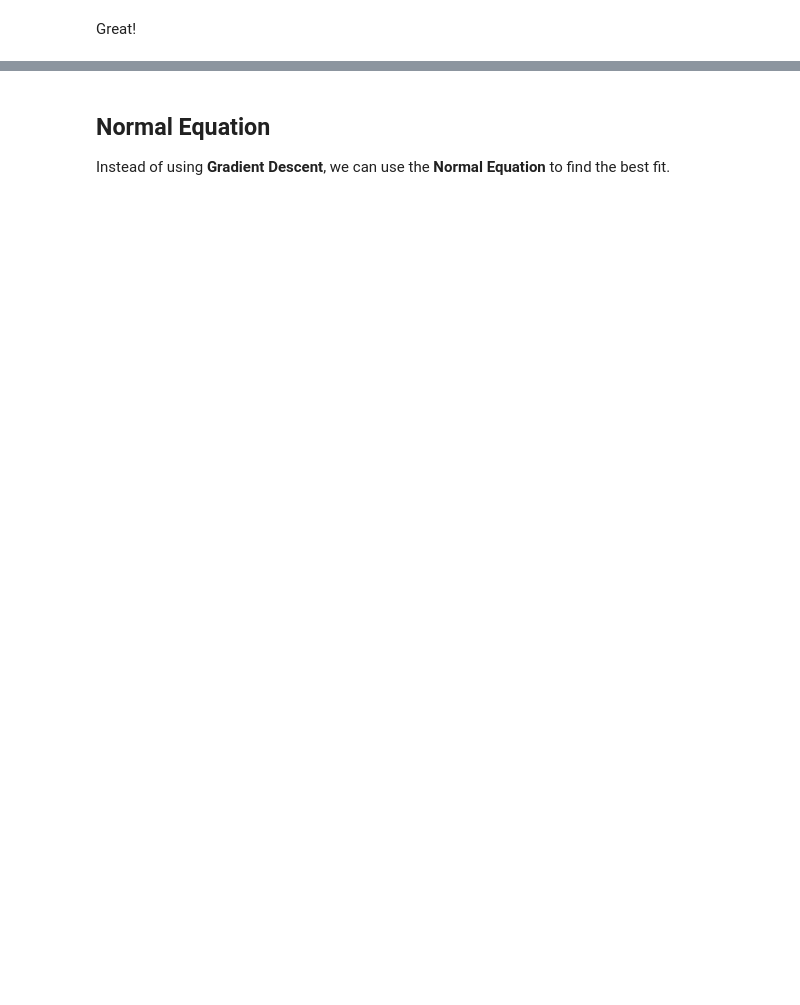
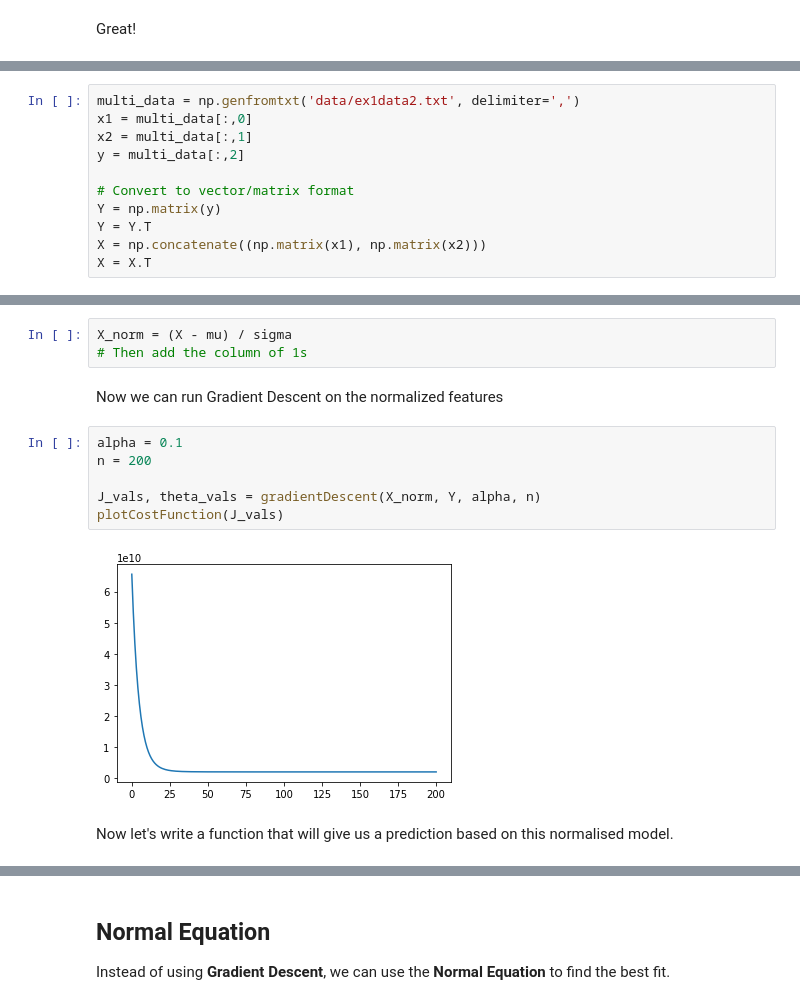
Before and after one commit to m-lyon/MachineLearningLearning, a Jupyter notebook: notebooks/Linear_Regression.ipynb, the cells around one changed output, grey strips where cells are left out. Drawn from its saved outputs; the diff is of its cells as text; blank space fills up the shorter version.

```diff
--- a/notebooks/Linear_Regression.ipynb
+++ b/notebooks/Linear_Regression.ipynb
@@ -128,0 +133,11 @@ Now let's expand our model, using more features and **feature normalization**
+# %%
+multi_data = np.genfromtxt('data/ex1data2.txt', delimiter=',')
+x1 = multi_data[:,0]
+x2 = multi_data[:,1]
+y = multi_data[:,2]
+
+# Convert to vector/matrix format
+Y = np.matrix(y)
+Y = Y.T
+X = np.concatenate((np.matrix(x1), np.matrix(x2)))
+X = X.T
@@ -128,0 +154,15 @@ Now let's expand our model, using more features and **feature normalization**
+# %%
+X_norm = (X - mu) / sigma
+# Then add the column of 1s
+# %% [markdown]
+Now we can run Gradient Descent on the normalized features
+# %%
+alpha = 0.1
+n = 200
+
+J_vals, theta_vals = gradientDescent(X_norm, Y, alpha, n)
+plotCostFunction(J_vals)
+# %% [output]
+[figure, added]
+# %% [markdown]
+Now let's write a function that will give us a prediction based on this normalised model.
```
Also changed, not shown: parts of 13 cells of this notebook, 1 other file.
